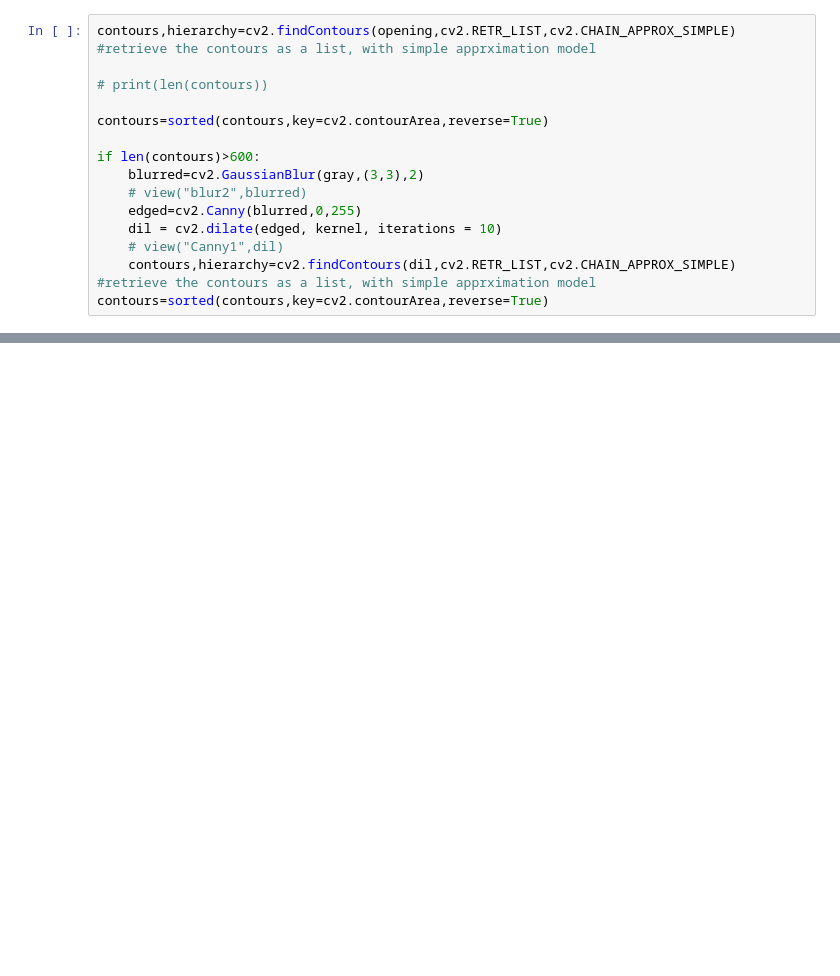
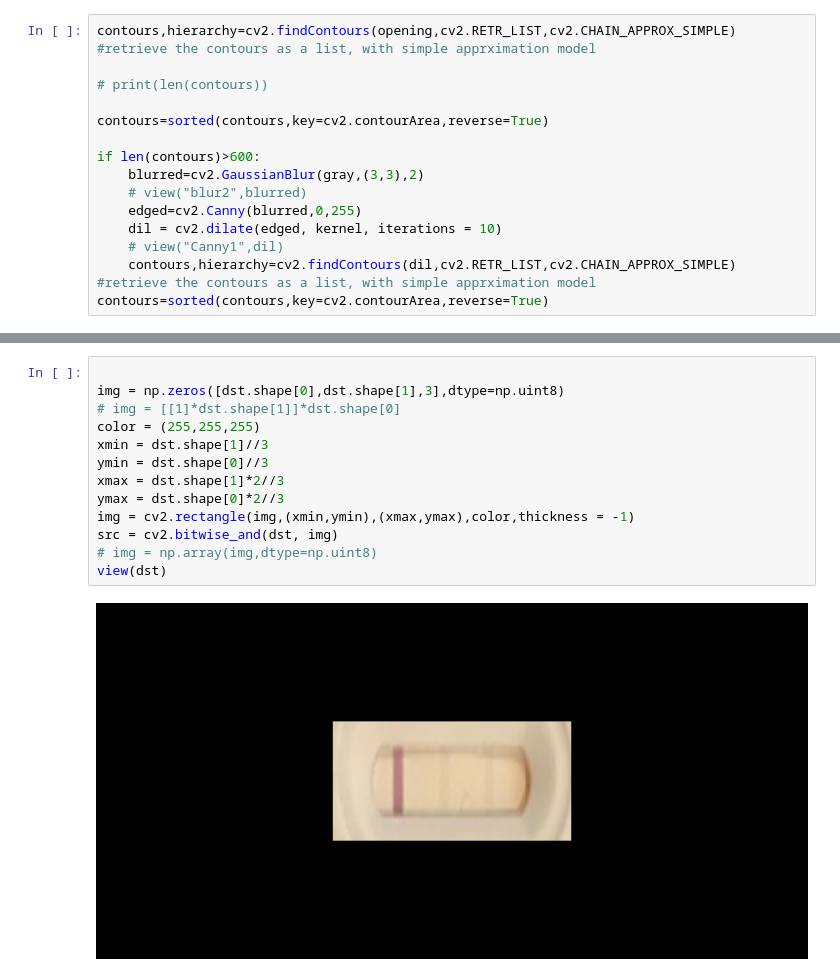
Before and after one commit to omrastogi/COVID-METER-DETECTION, a Jupyter notebook: data/Scanner.ipynb, the cells around one changed output, grey strips where cells are left out. Drawn from its saved outputs; the diff is of its cells as text; blank space fills up the shorter version.

```diff
--- a/data/Scanner.ipynb
+++ b/data/Scanner.ipynb
@@ -152,3 +153,18 @@ view(dst)
+# %%
+
+img = np.zeros([dst.shape[0],dst.shape[1],3],dtype=np.uint8)
+# img = [[1]*dst.shape[1]]*dst.shape[0]
+color = (255,255,255)
+xmin = dst.shape[1]//3
+ymin = dst.shape[0]//3
+xmax = dst.shape[1]*2//3
+ymax = dst.shape[0]*2//3
+img = cv2.rectangle(img,(xmin,ymin),(xmax,ymax),color,thickness = -1)
+src = cv2.bitwise_and(dst, img)
+# img = np.array(img,dtype=np.uint8)
+view(dst)
+# %% [output]
+[figure, added]
 # %%
 gray=cv2.cvtColor(dst,cv2.COLOR_BGR2GRAY)  #RGB To Gray Scale
 kernel = np.array([[-1,-1,-1], [-1,10,-1], [-1,-1,-1]])
```
Also changed, not shown: parts of 7 cells of this notebook, 1 other file.
